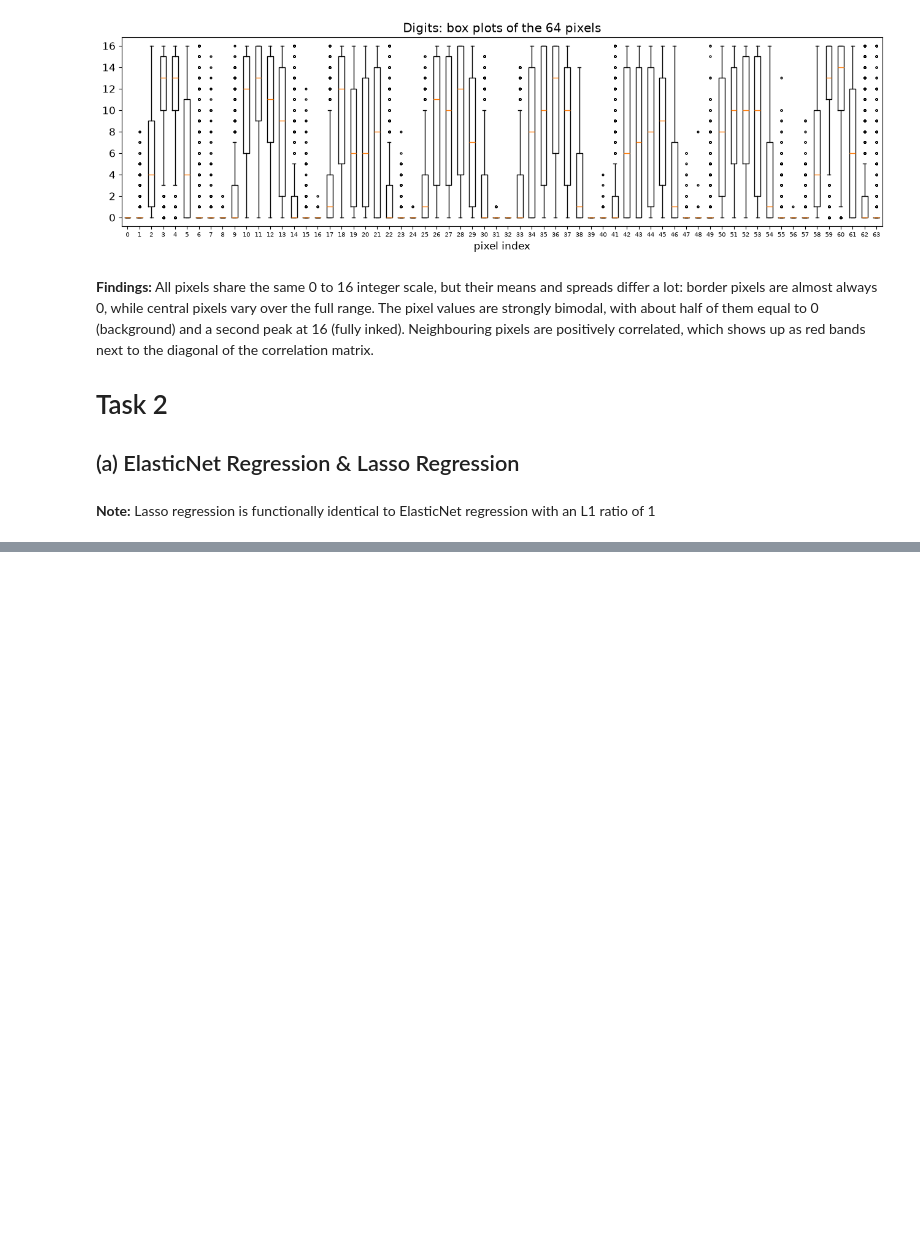
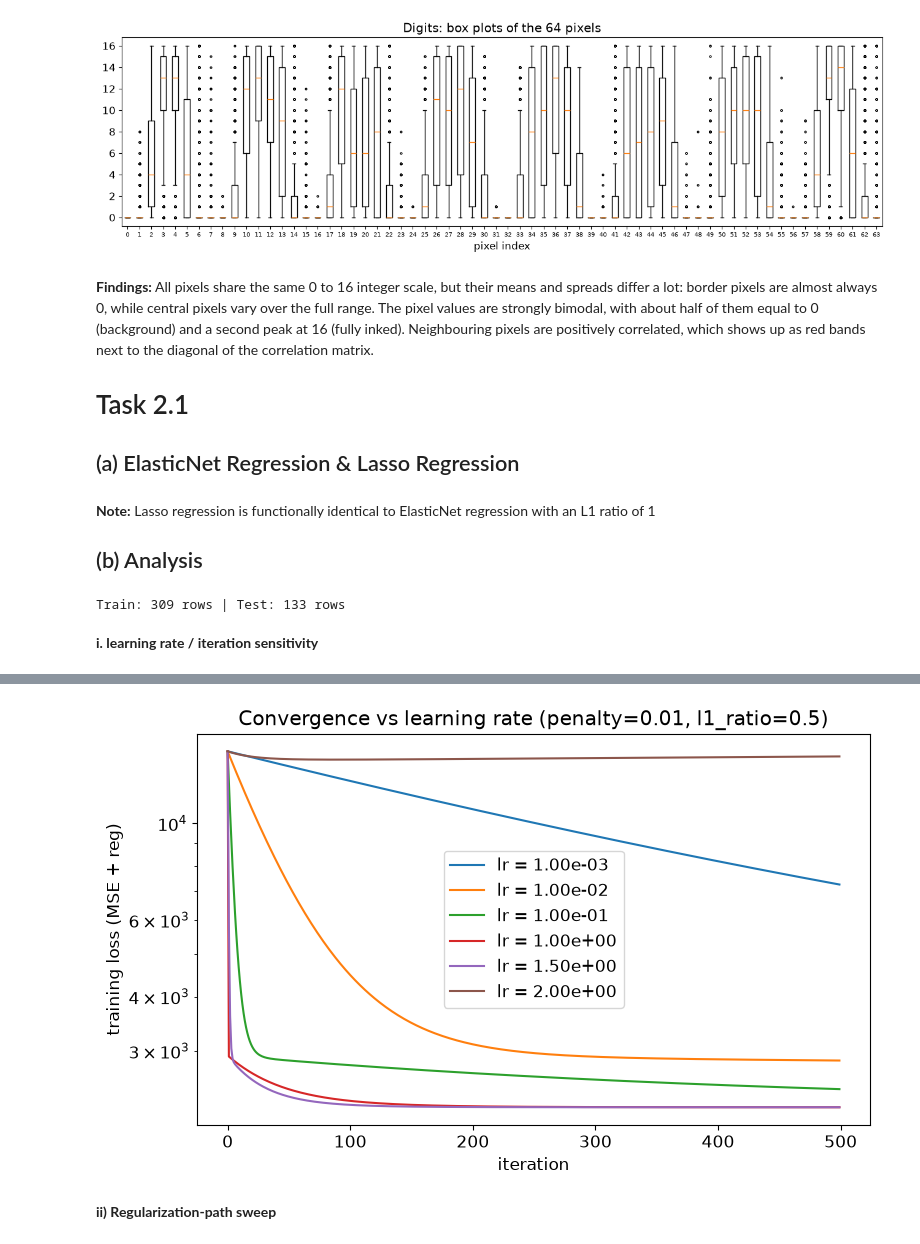
Before and after one commit to jackmcdonald-byte/ecse551-machine-learning-a1, a Jupyter notebook: submission/Charron-Boyle_Jamalshirpanjeh_Ku_McDonald_Assignment1.ipynb, the cells around one changed output, grey strips where cells are left out. Drawn from its saved outputs; the diff is of its cells as text; code cells hidden in the pictures; blank space fills up the shorter version.

Commit message:
Add analysis for ElasticNet and Lasso regression models

```diff
--- a/submission/Charron-Boyle_Jamalshirpanjeh_Ku_McDonald_Assignment1.ipynb
+++ b/submission/Charron-Boyle_Jamalshirpanjeh_Ku_McDonald_Assignment1.ipynb
@@ -170,7 +170,7 @@ pixels are almost always 0, while central pixels vary over the full range. The p
 with about half of them equal to 0 (background) and a second peak at 16 (fully inked). Neighbouring pixels are
 positively correlated, which shows up as red bands next to the diagonal of the correlation matrix.
 
-# Task 2
+# Task 2.1
 ## (a) ElasticNet Regression & Lasso Regression
 # %%
 def soft_threshold(z, t):
@@ -244,3 +244,55 @@ class ElasticNetRegression:
         return np.asarray(X, dtype=float) @ self.W + self.b
 # %% [markdown]
 **Note:** Lasso regression is functionally identical to ElasticNet regression with an L1 ratio of 1
+
+## (b) Analysis
+# %%
+test_size = 0.30
+seed = 42
+
+(X, y) = df_diab.drop(columns="target").values, df_diab["target"].values
+
+rng = np.random.default_rng(seed)
+shuffled_idx = rng.permutation(len(X))
+
+split_idx = int((1 - test_size) * len(X))
+
+train_idx = shuffled_idx[:split_idx]
+test_idx = shuffled_idx[split_idx:]
+
+X_train, y_train = X[train_idx], y[train_idx]
+X_test, y_test = X[test_idx], y[test_idx]
+
+print(f"Train: {X_train.shape[0]} rows | Test: {X_test.shape[0]} rows")
+# %% [output]
+Train: 309 rows | Test: 133 rows
+# %% [markdown]
+**i. learning rate / iteration sensitivity**
+# %%
+penalty = 0.01
+l1_ratio = 0.5
+iterations = 500
+lr_best, loss_best = None, np.inf
+
+fig, ax = plt.subplots(figsize=(8, 5))
+for lr in [1e-3, 1e-2, 1e-1, 1.0, 1.5, 2.0]:
+    model = ElasticNetRegression(lr, iterations, penalty, l1_ratio)
+    model.fit(X_train, y_train)
+    ax.semilogy(model.loss_history, label=f"lr = {lr:.2e}")
+    final = model.loss_history[-1]
+    status = "ok" if np.isfinite(final) else "diverged"
+    print(f"lr = {lr:.2e}, final loss = {final:.2f} ({status})")
+    if np.isfinite(final) and final < loss_best:
+        loss_best = final
+        lr_best = lr
+
+print("best lr:", f"{lr_best:.2e}")
+
+ax.set_xlabel("iteration")
+ax.set_ylabel("training loss (MSE + reg)")
+ax.set_title(f"Convergence vs learning rate (penalty={penalty}, l1_ratio={l1_ratio})")
+ax.legend()
+fig.tight_layout()
+fig.savefig(FIG_DIR / "lr_sensitivity.png", dpi=150, bbox_inches="tight")
+plt.show()
+# %% [output]
@@ -246,0 +306,3 @@ class ElasticNetRegression:
+[figure, added]
+# %% [markdown]
+**ii) Regularization-path sweep**
```
Also changed, not shown: parts of 11 cells of this notebook, 1 other file.
